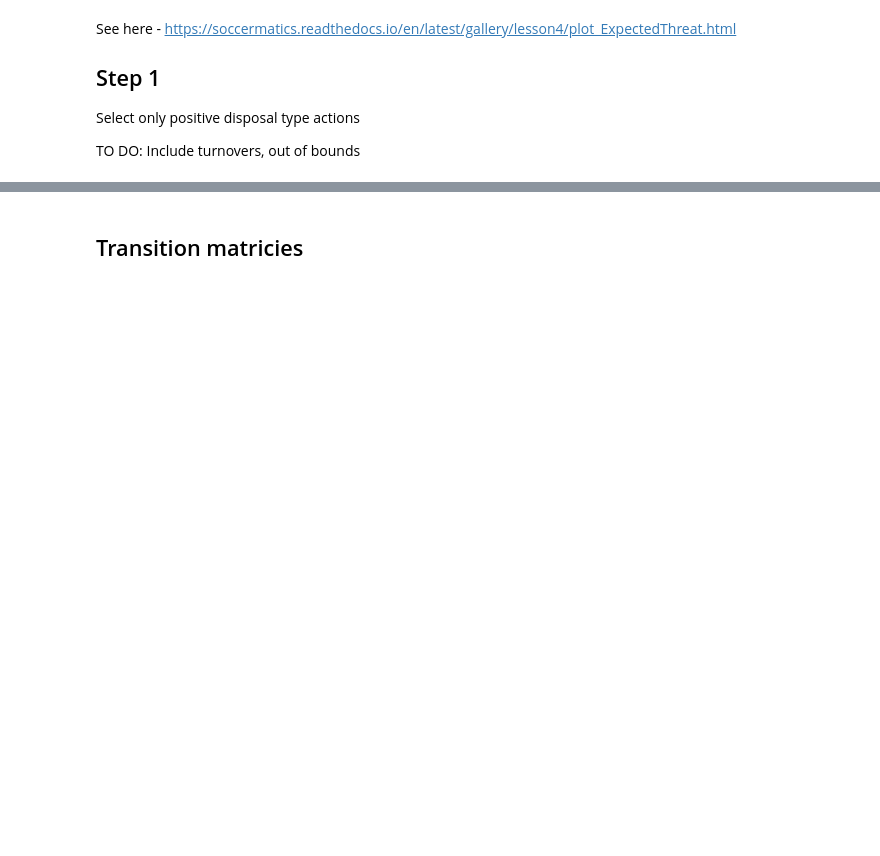
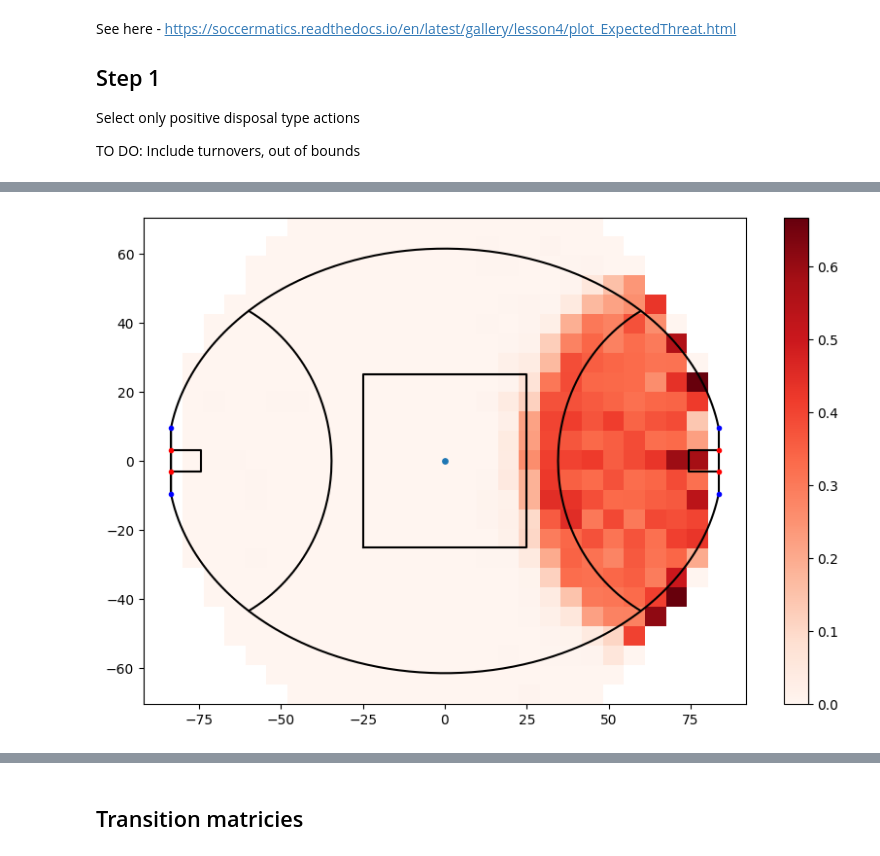
Before and after one commit to davescroggs/xThreat, a Jupyter notebook: python/shot_prob.ipynb, the cells around one changed output, grey strips where cells are left out. Saved outputs shown, nothing was run; the diff lists cells and outputs as text; code cells hidden in the pictures; blank space fills up the shorter version.

```diff
--- a/python/shot_prob.ipynb
+++ b/python/shot_prob.ipynb
@@ -151,15 +187,17 @@ generate_afl_oval('MCG')
 # %%
-plot_df = move_probability.reset_index()
-plot_df['x'] = plot_df.xInitialPoss_bin.apply(lambda s: np.round(s.values.left,3)).astype('float') * 80
-plot_df['y'] = plot_df.yInitialPoss_bin.apply(lambda s: np.round(s.values.left,3)).astype('float') * 70.5
+plot_df = shot_probability.reset_index()
+plot_df['x'] = plot_df.xInitialPoss_bin.apply(lambda s: np.round(s.values.left,3)).astype('float')
+plot_df['y'] = plot_df.yInitialPoss_bin.apply(lambda s: np.round(s.values.left,3)).astype('float')
 plot_df = plot_df.sort_values(by='y')
 plot_df = plot_df.pivot(index='y', columns='x', values='count')
 plot_df = plot_df.reindex(columns=sorted(plot_df.columns))
 
 fig=plt.figure(figsize=(10, 6.5))
 ax=fig.add_subplot()
 pcm = ax.imshow(plot_df, zorder=0, aspect="auto", extent=(-80,80, -70.5, 70.5),
-          cmap='Blues')
+          cmap='Reds')
 plt.colorbar(pcm)
-generate_afl_oval('MCG')
+generate_afl_oval(defaultVenue)
+# %% [output]
+[figure, added]
 # %%
```
Also changed, not shown: parts of 8 cells of this notebook.
